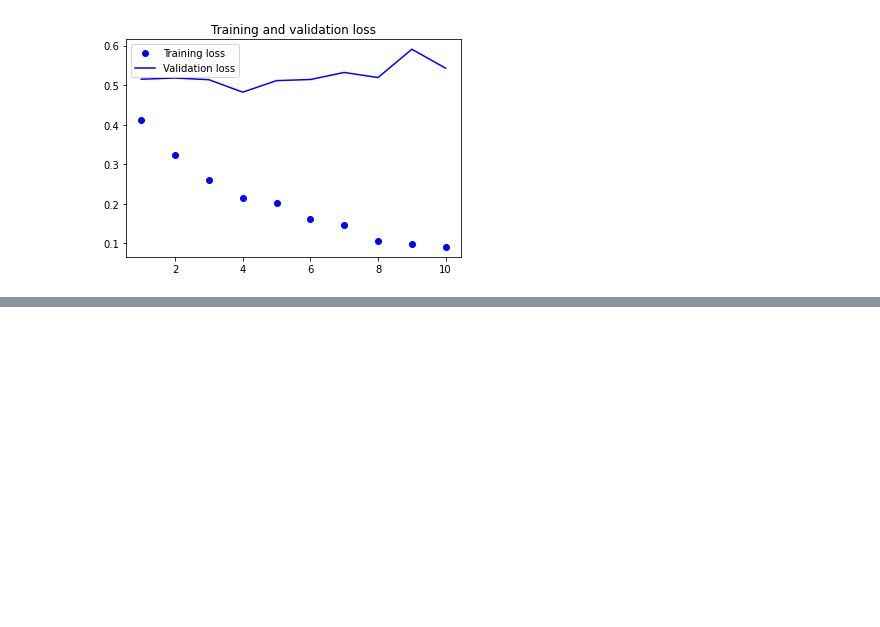
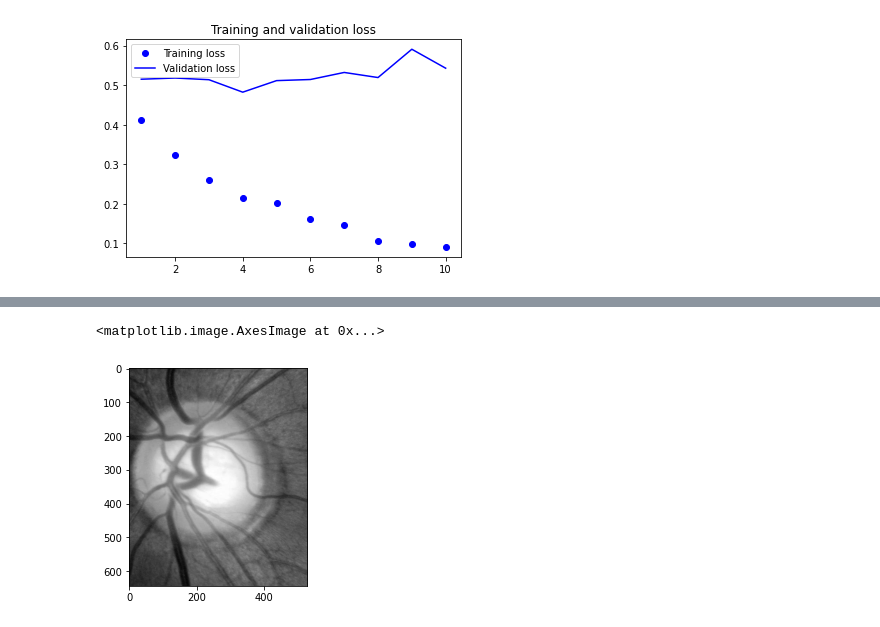
Before and after one commit to WojciechMojsiejuk/GlaucomaDetection, a Jupyter notebook: glaucoma_recognition.ipynb, the cells around one changed output, grey strips where cells are left out. Saved outputs shown, nothing was run; the diff lists cells and outputs as text; code cells hidden in the pictures; blank space fills up the shorter version.

```diff
--- a/glaucoma_recognition.ipynb
+++ b/glaucoma_recognition.ipynb
@@ -272,0 +285,31 @@ plt.show()
+# %%
+import numpy as np
+
+def crop_circle(img):
+  width,height = img.shape[:2]
+
+  # define circles https://stackoverflow.com/questions/44588279/find-and-draw-the-largest-contour-in-opencv-on-a-specific-color-python
+  xc = height // 2
+  yc = width // 2
+  radius = int(0.65 * xc)
+
+  # draw filled circles in white on black background as masks
+  mask1 = np.zeros_like(img)
+  mask1 = cv.circle(mask1, (xc,yc), radius, (255,255,255), -1)
+  return np.bitwise_and(img, mask1)
+
+def optic_disc_crop(img, draw=False, pad=10):
+  blur = cv.GaussianBlur(img,(5,5),0)
+  ret,th = cv.threshold(blur,150,255,cv.THRESH_BINARY) # simple threshold
+  contours, hierarchy = cv.findContours(th, cv.RETR_EXTERNAL, cv.CHAIN_APPROX_NONE)
+  if len(contours) != 0:
+      # find the biggest countour by the area
+      c = max(contours, key = cv.contourArea)
+      x,y,w,h = cv.boundingRect(c)
+
+      # draw the biggest contour
+      if draw:
+        cv.rectangle(img,(x,y),(x+w,y+h),255,10)
+        return img
+      else:
+        return img[y-pad:y+h+pad, x-pad:x+w+pad]
@@ -272,0 +335,9 @@ plt.show()
+# %%
+i_p = os.path.join(img_path,'005.jpg')
+img = cv.imread(i_p, 0)
+cropped = crop_circle(img)
+cropped = optic_disc_crop(cropped)
+plt.imshow(cropped, cmap='gray')
+# %% [output]
+<matplotlib.image.AxesImage at 0x...>
+[figure, added]
```
Also changed, not shown: parts of 7 cells of this notebook.
